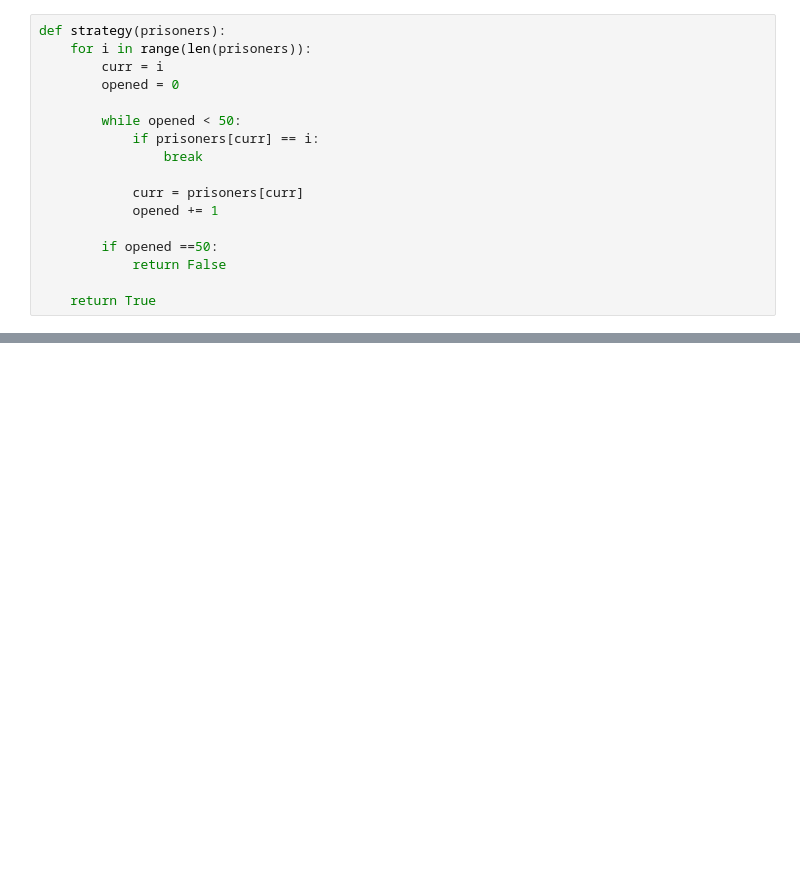
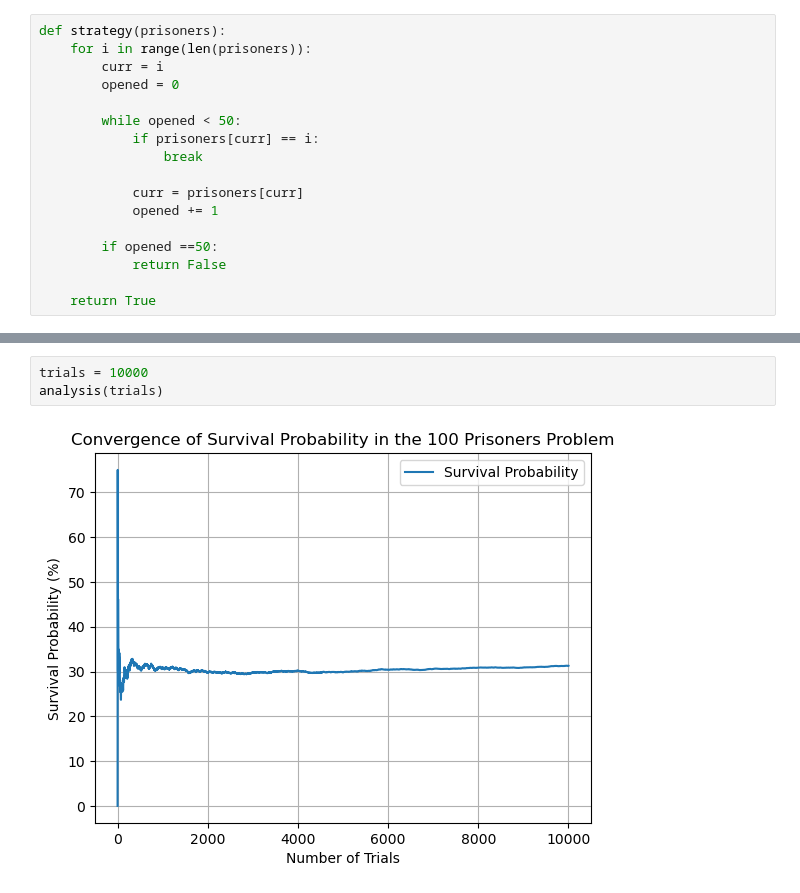
Before and after one commit to michael-099/100-Prisoners-Problem-Stochastic-Analysis, a Jupyter notebook: stochastic_analysis.ipynb, the cells around one changed output, grey strips where cells are left out. Saved outputs shown, nothing was run; the diff lists cells and outputs as text; blank space fills up the shorter version.

```diff
--- a/stochastic_analysis.ipynb
+++ b/stochastic_analysis.ipynb
@@ -59,0 +61,5 @@ tr
+# %%
+trials = 10000
+analysis(trials)
+# %% [output]
+[figure, added]
```
Also changed, not shown: parts of 5 cells of this notebook.
